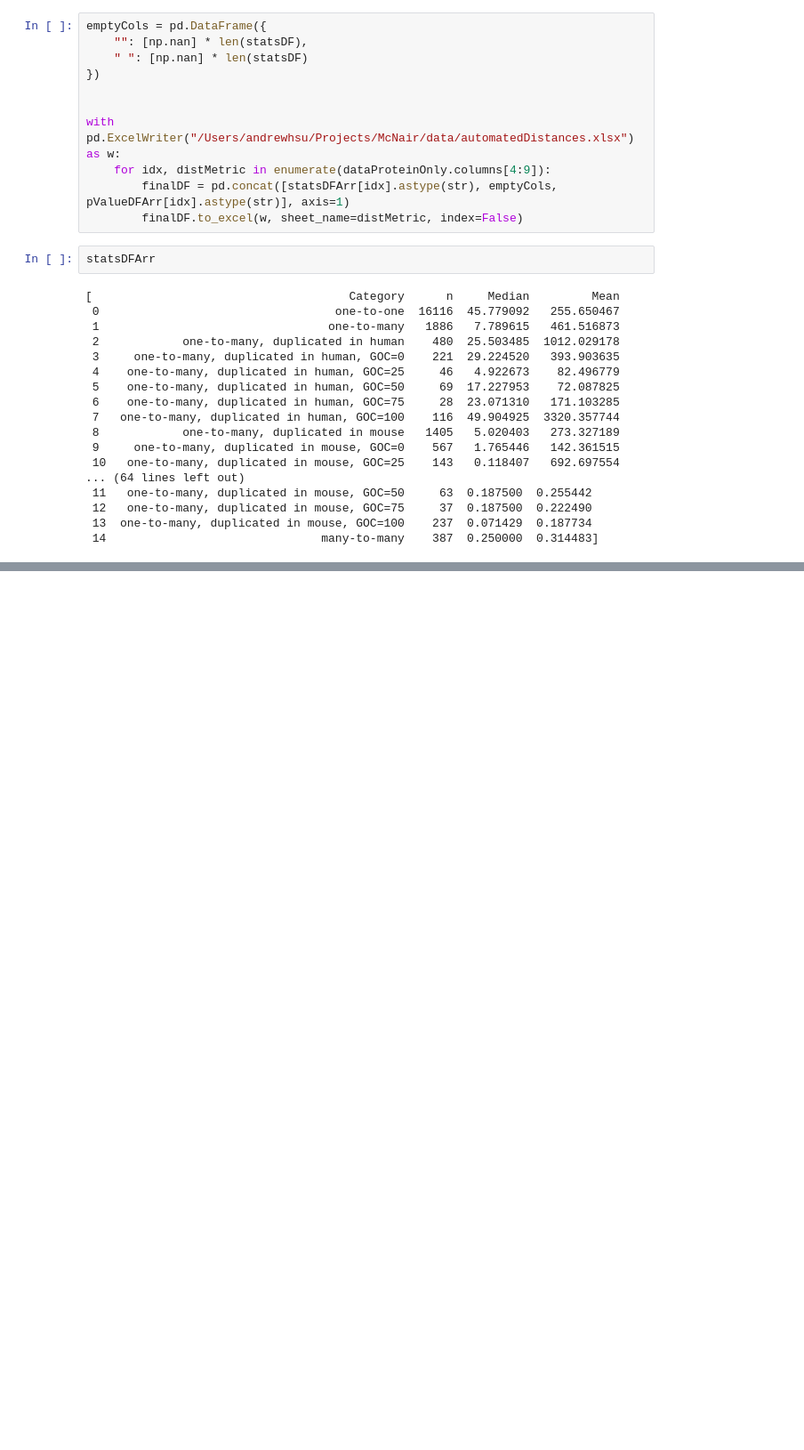
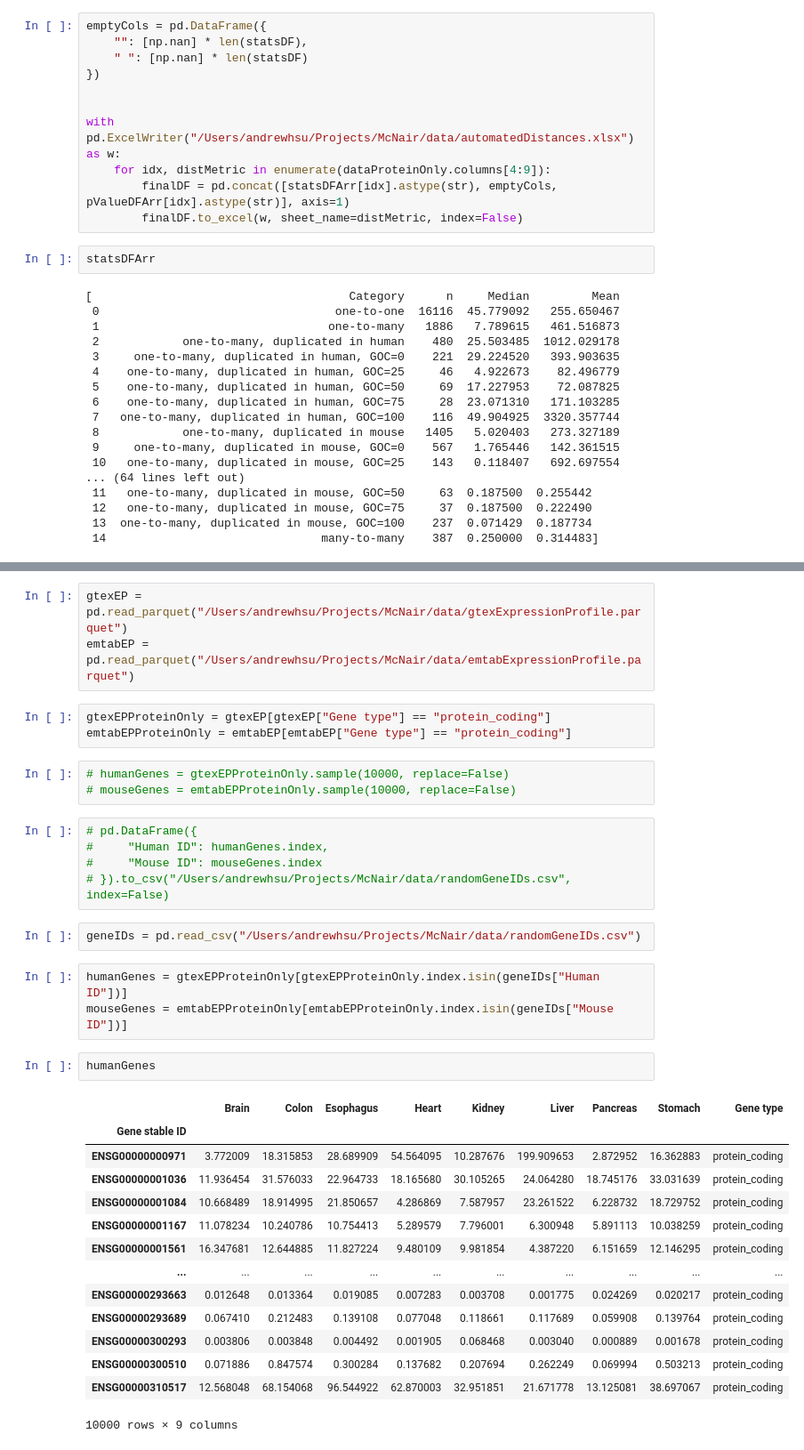
Before and after one commit to AndrewH72/Gene-Duplication, a Jupyter notebook: scripts/dataAnalysis.ipynb, the cells around one changed output, grey strips where cells are left out. Shown at 89% size. Drawn from its saved outputs; the diff is of its cells as text; blank space fills up the shorter version.

Commit message:
randomly picked 10,000 human-mouse gene pairs and calculated the distance metris for those pairs

```diff
--- a/scripts/dataAnalysis.ipynb
+++ b/scripts/dataAnalysis.ipynb
@@ -408,0 +434,36 @@ statsDFArr
+# %%
+gtexEP = pd.read_parquet("/Users/andrewhsu/Projects/McNair/data/gtexExpressionProfile.parquet")
+emtabEP = pd.read_parquet("/Users/andrewhsu/Projects/McNair/data/emtabExpressionProfile.parquet")
+# %%
+gtexEPProteinOnly = gtexEP[gtexEP["Gene type"] == "protein_coding"]
+emtabEPProteinOnly = emtabEP[emtabEP["Gene type"] == "protein_coding"]
+# %%
+# humanGenes = gtexEPProteinOnly.sample(10000, replace=False)
+# mouseGenes = emtabEPProteinOnly.sample(10000, replace=False)
+# %%
+# pd.DataFrame({
+#     "Human ID": humanGenes.index,
+#     "Mouse ID": mouseGenes.index
+# }).to_csv("/Users/andrewhsu/Projects/McNair/data/randomGeneIDs.csv", index=False)
+# %%
+geneIDs = pd.read_csv("/Users/andrewhsu/Projects/McNair/data/randomGeneIDs.csv")
+# %%
+humanGenes = gtexEPProteinOnly[gtexEPProteinOnly.index.isin(geneIDs["Human ID"])]
+mouseGenes = emtabEPProteinOnly[emtabEPProteinOnly.index.isin(geneIDs["Mouse ID"])]
+# %%
+humanGenes
+# %% [output]
+|  | Brain | Colon | Esophagus | Heart | Kidney | Liver | Pancreas | Stomach | Gene type |
+| Gene stable ID |  |  |  |  |  |  |  |  |  |
+| ENSG00000000971 | 3.772009 | 18.315853 | 28.689909 | 54.564095 | 10.287676 | 199.909653 | 2.872952 | 16.362883 | protein_coding |
+| ENSG00000001036 | 11.936454 | 31.576033 | 22.964733 | 18.165680 | 30.105265 | 24.064280 | 18.745176 | 33.031639 | protein_coding |
+| ENSG00000001084 | 10.668489 | 18.914995 | 21.850657 | 4.286869 | 7.587957 | 23.261522 | 6.228732 | 18.729752 | protein_coding |
+| ENSG00000001167 | 11.078234 | 10.240786 | 10.754413 | 5.289579 | 7.796001 | 6.300948 | 5.891113 | 10.038259 | protein_coding |
+| ENSG00000001561 | 16.347681 | 12.644885 | 11.827224 | 9.480109 | 9.981854 | 4.387220 | 6.151659 | 12.146295 | protein_coding |
+| ... | ... | ... | ... | ... | ... | ... | ... | ... | ... |
+| ENSG00000293663 | 0.012648 | 0.013364 | 0.019085 | 0.007283 | 0.003708 | 0.001775 | 0.024269 | 0.020217 | protein_coding |
+| ENSG00000293689 | 0.067410 | 0.212483 | 0.139108 | 0.077048 | 0.118661 | 0.117689 | 0.059908 | 0.139764 | protein_coding |
+| ENSG00000300293 | 0.003806 | 0.003848 | 0.004492 | 0.001905 | 0.068468 | 0.003040 | 0.000889 | 0.001678 | protein_coding |
+| ENSG00000300510 | 0.071886 | 0.847574 | 0.300284 | 0.137682 | 0.207694 | 0.262249 | 0.069994 | 0.503213 | protein_coding |
+| ENSG00000310517 | 12.568048 | 68.154068 | 96.544922 | 62.870003 | 32.951851 | 21.671778 | 13.125081 | 38.697067 | protein_coding |
+10000 rows × 9 columns
```
Also changed, not shown: parts of 13 cells of this notebook, 5 other files.
